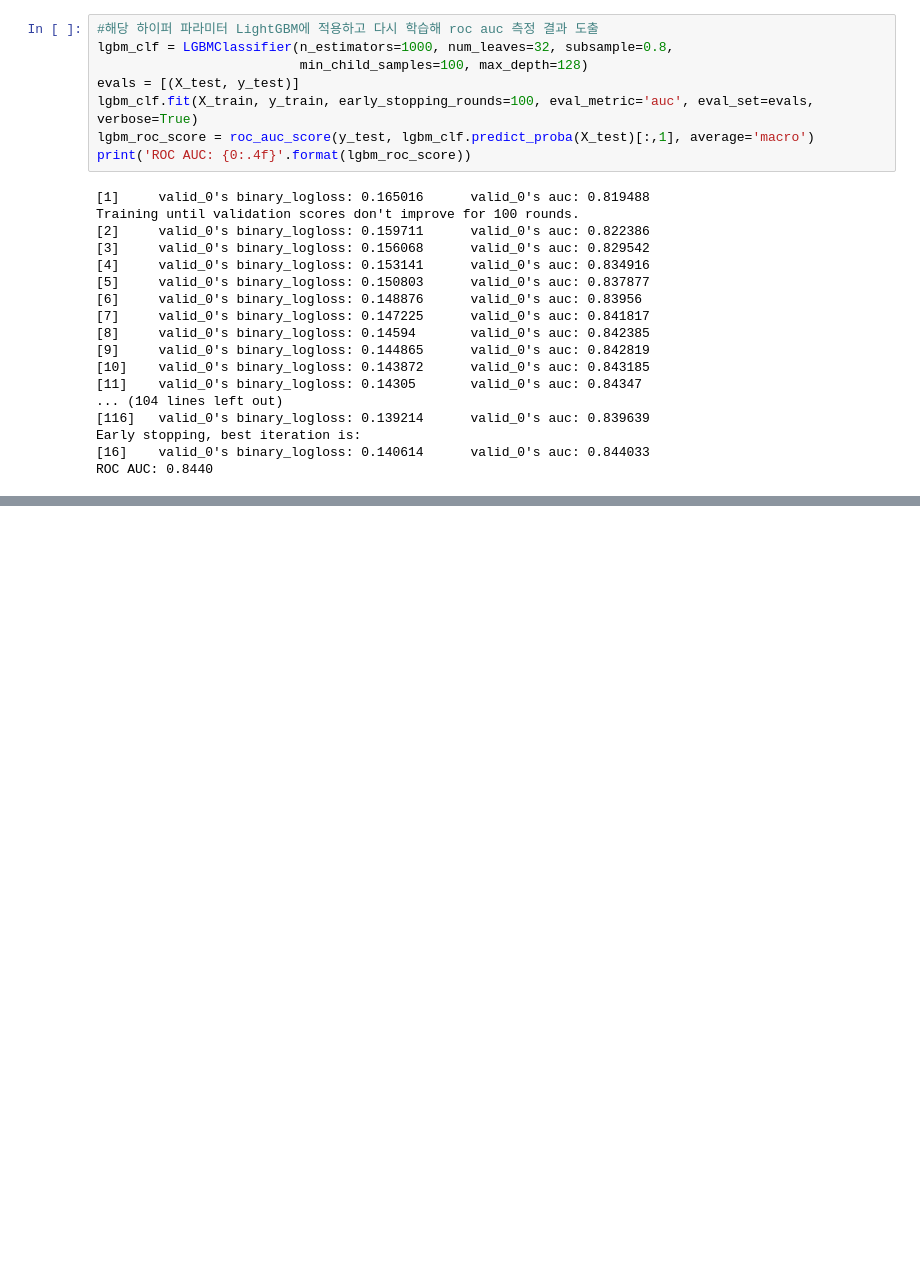
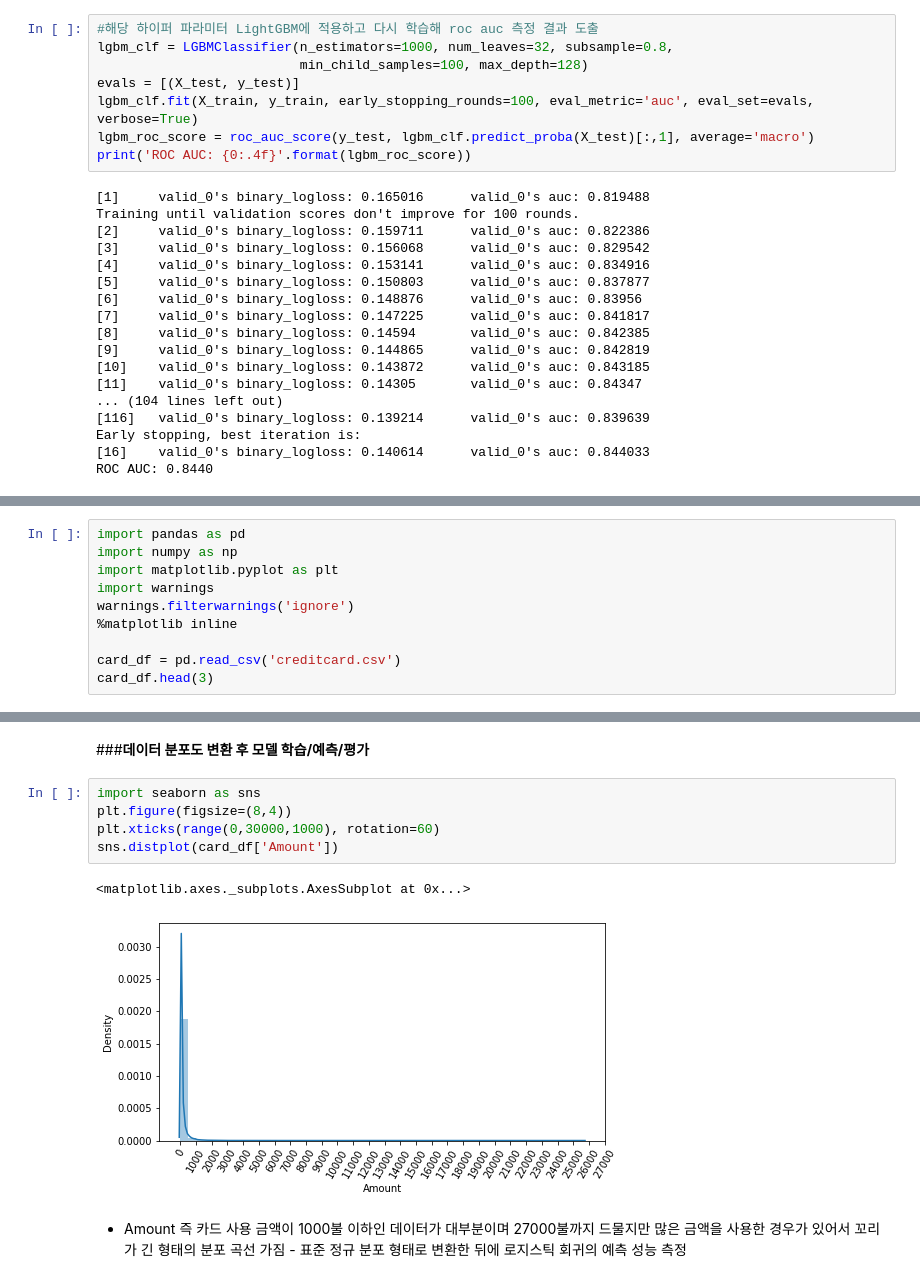
Before and after one commit to sooonsyk/ESAA, a Jupyter notebook: Week11_HW2.ipynb, the cells around one changed output, grey strips where cells are left out. Saved outputs shown, nothing was run; the diff lists cells and outputs as text; blank space fills up the shorter version.

```diff
--- a/Week11_HW2.ipynb
+++ b/Week11_HW2.ipynb
@@ -321,0 +334,10 @@ ROC AUC: 0.8440
+# %%
+import pandas as pd
+import numpy as np
+import matplotlib.pyplot as plt
+import warnings
+warnings.filterwarnings('ignore')
+%matplotlib inline
+
+card_df = pd.read_csv('creditcard.csv')
+card_df.head(3)
@@ -321,0 +440,12 @@ ROC AUC: 0.8440
+# %% [markdown]
+###**데이터 분포도 변환 후 모델 학습/예측/평가**
+# %%
+import seaborn as sns
+plt.figure(figsize=(8,4))
+plt.xticks(range(0,30000,1000), rotation=60)
+sns.distplot(card_df['Amount'])
+# %% [output]
+<matplotlib.axes._subplots.AxesSubplot at 0x...>
+[figure, added]
+# %% [markdown]
+- Amount 즉 카드 사용 금액이 1000불 이하인 데이터가 대부분이며 27000불까지 드물지만 많은 금액을 사용한 경우가 있어서 꼬리가 긴 형태의 분포 곡선 가짐 - 표준 정규 분포 형태로 변환한 뒤에 로지스틱 회귀의 예측 성능 측정
```
Also changed, not shown: parts of 27 cells of this notebook.
